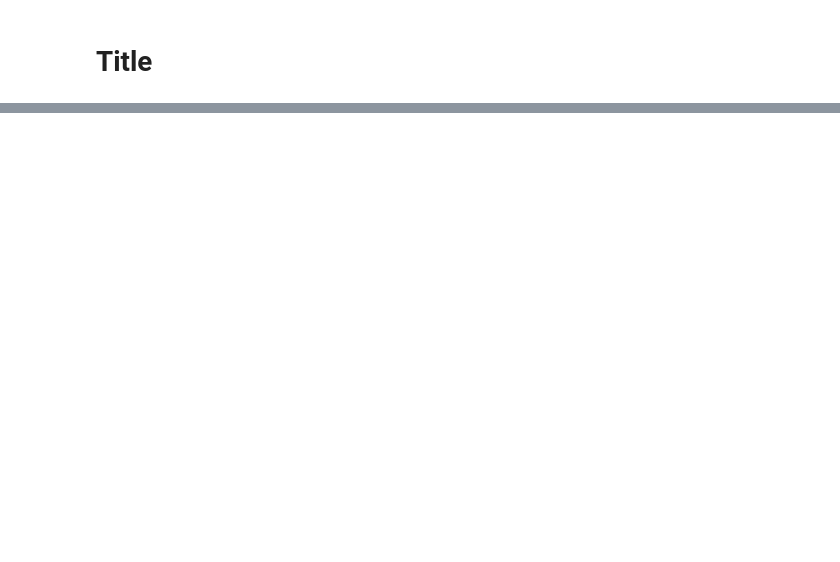
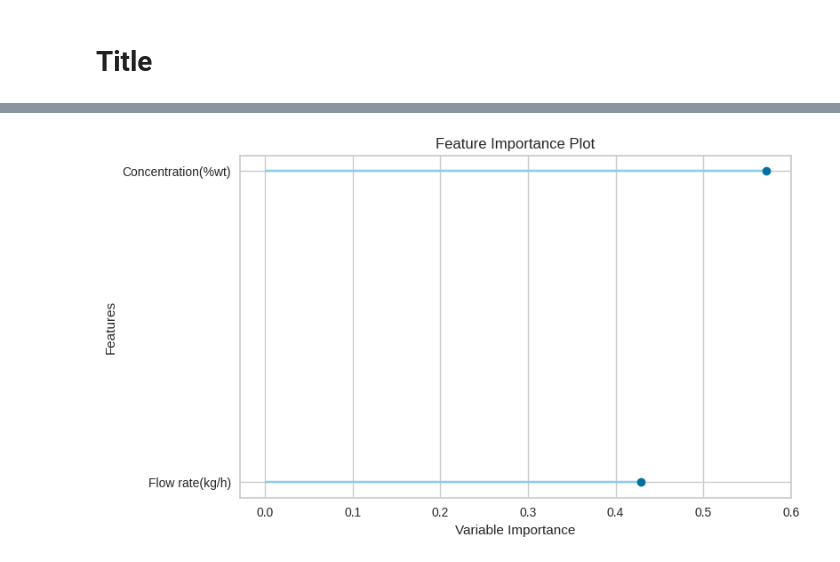
Before and after one commit to skaliy/pcs956_project, a Jupyter notebook: nbs/00_poc_pycaret.ipynb, the cells around one changed output, grey strips where cells are left out. Cells and saved outputs as stored; diff of their text form; code cells hidden in the pictures; blank space fills up the shorter version.

```diff
--- a/nbs/00_poc_pycaret.ipynb
+++ b/nbs/00_poc_pycaret.ipynb
@@ -39,0 +56,2 @@ Name: labels, dtype: int64
+# %%
+top1 = compare_models(n_select = 1)
@@ -39,0 +87,4 @@ Name: labels, dtype: int64
+# %%
+plot_model(top1, plot='feature')
+# %% [output]
+[figure, added]
```
Also changed, not shown: parts of 11 cells of this notebook.
